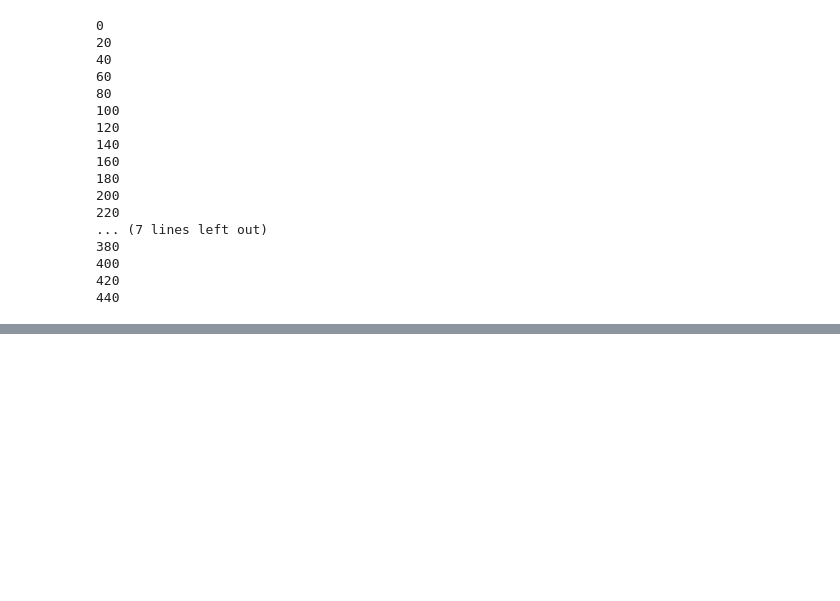
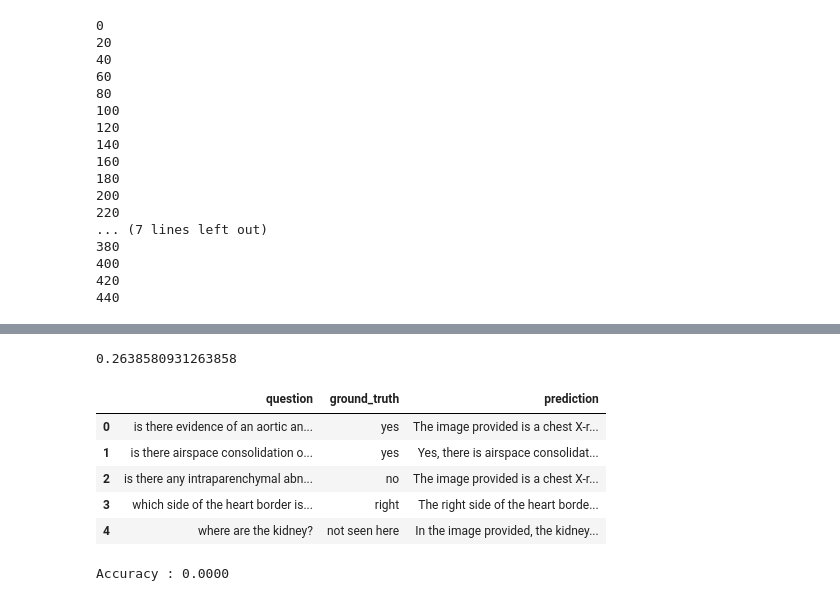
Before and after one commit to adityab-tech/Machine-Unlearning, a Jupyter notebook: notebooks/01_eda.ipynb, the cells around one changed output, grey strips where cells are left out. Cells and saved outputs as stored; diff of their text form; code cells hidden in the pictures; blank space fills up the shorter version.

```diff
--- a/notebooks/01_eda.ipynb
+++ b/notebooks/01_eda.ipynb
@@ -368,3 +369,23 @@ files.download("qwen25vl_predictions.csv")
 # %% [output]
 [interactive output not drawn]
 [interactive output not drawn]
+# %%
+predictions = []
+for sample in tqdm(test_df.to_dict("records")):
+    try:
+        pred = predict(sample["image"],sample["question"]
+        )
+
+        predictions.append({
+            "question": sample["question"],
+            "ground_truth": sample["answer"],
+            "prediction": pred
+        })
+
+    except Exception as e:
+        predictions.append({
+            "question": sample["question"],
+            "ground_truth": sample["answer"],
+            "prediction": "",
+            "error": str(e)
+        })
@@ -370,0 +409,29 @@ files.download("qwen25vl_predictions.csv")
+# %%
+results_df["prediction_clean"] = results_df["prediction"].apply(normalize_prediction)
+
+results_df["ground_truth_clean"] = (
+    results_df["ground_truth"]
+    .str.lower()
+    .str.strip()
+)
+
+accuracy = (
+    results_df["prediction_clean"]
+    ==
+    results_df["ground_truth_clean"]
+).mean()
+
+print(accuracy)
+# %% [output]
+0.2638580931263858
+# %%
+results_df = pd.DataFrame(predictions)
+
+results_df.head()
+# %% [output]
+|  | question | ground_truth | prediction |
+| 0 | is there evidence of an aortic an... | yes | The image provided is a chest X-r... |
+| 1 | is there airspace consolidation o... | yes | Yes, there is airspace consolidat... |
+| 2 | is there any intraparenchymal abn... | no | The image provided is a chest X-r... |
+| 3 | which side of the heart border is... | right | The right side of the heart borde... |
+| 4 | where are the kidney? | not seen here | In the image provided, the kidney... |
@@ -370,0 +443,16 @@ files.download("qwen25vl_predictions.csv")
+# %%
+results_df["correct"] = (
+    results_df["prediction"]
+    .str.strip()
+    .str.lower()
+    ==
+    results_df["ground_truth"]
+    .str.strip()
+    .str.lower()
+)
+
+accuracy = results_df["correct"].mean()
+
+print(f"Accuracy : {accuracy:.4f}")
+# %% [output]
+Accuracy : 0.0000
```
Also changed, not shown: parts of 3 cells of this notebook.
